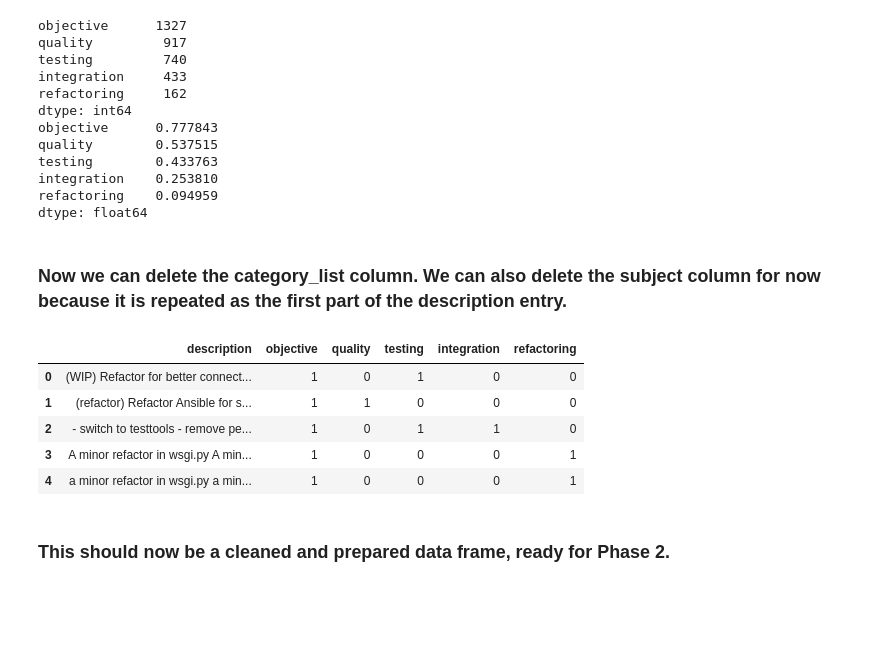
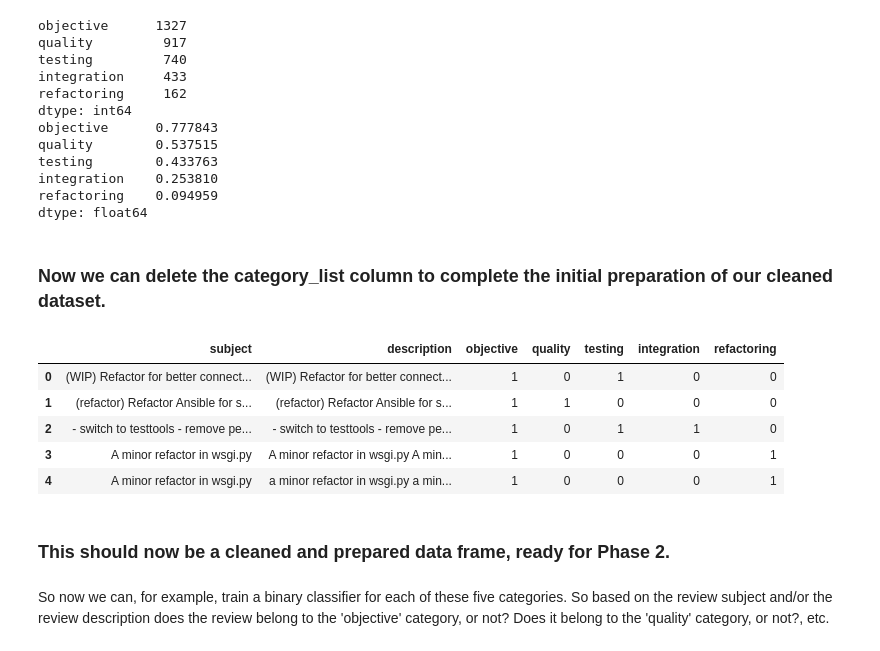
Before and after one commit to ggp6101/DSCI644_Group1, a Jupyter notebook: DSCI644_Notebook01.ipynb, the cells around one changed output. Cells and saved outputs as stored; diff of their text form; code cells hidden in the pictures; blank space fills up the shorter version.

```diff
--- a/DSCI644_Notebook01.ipynb
+++ b/DSCI644_Notebook01.ipynb
@@ -142,17 +142,19 @@ testing        0.433763
 integration    0.253810
 refactoring    0.094959
 dtype: float64
-# %% [markdown]
-### Now we can delete the category_list column. We can also delete the subject column for now because it is repeated as the first part of the description entry.
+# %% [markdown]
+### Now we can delete the category_list column to complete the initial preparation of our cleaned dataset.
 # %%
-cleaned_df = uniquedf.drop(['subject', 'category_list'], axis=1)
+cleaned_df = uniquedf.drop(['category_list'], axis=1)
 cleaned_df.head()
 # %% [output]
-|  | description | objective | quality | testing | integration | refactoring |
-| 0 | (WIP) Refactor for better connect... | 1 | 0 | 1 | 0 | 0 |
-| 1 | (refactor) Refactor Ansible for s... | 1 | 1 | 0 | 0 | 0 |
-| 2 | - switch to testtools - remove pe... | 1 | 0 | 1 | 1 | 0 |
-| 3 | A minor refactor in wsgi.py A min... | 1 | 0 | 0 | 0 | 1 |
-| 4 | a minor refactor in wsgi.py a min... | 1 | 0 | 0 | 0 | 1 |
+|  | subject | description | objective | quality | testing | integration | refactoring |
+| 0 | (WIP) Refactor for better connect... | (WIP) Refactor for better connect... | 1 | 0 | 1 | 0 | 0 |
+| 1 | (refactor) Refactor Ansible for s... | (refactor) Refactor Ansible for s... | 1 | 1 | 0 | 0 | 0 |
+| 2 | - switch to testtools - remove pe... | - switch to testtools - remove pe... | 1 | 0 | 1 | 1 | 0 |
+| 3 | A minor refactor in wsgi.py | A minor refactor in wsgi.py A min... | 1 | 0 | 0 | 0 | 1 |
+| 4 | A minor refactor in wsgi.py | a minor refactor in wsgi.py a min... | 1 | 0 | 0 | 0 | 1 |
 # %% [markdown]
 ### This should now be a cleaned and prepared data frame, ready for Phase 2.
+# %% [markdown]
+So now we can, for example, train a binary classifier for each of these five categories. So based on the review subject and/or the review description does the review belong to the 'objective' category, or not? Does it belong to the 'quality' category, or not?, etc.
```
